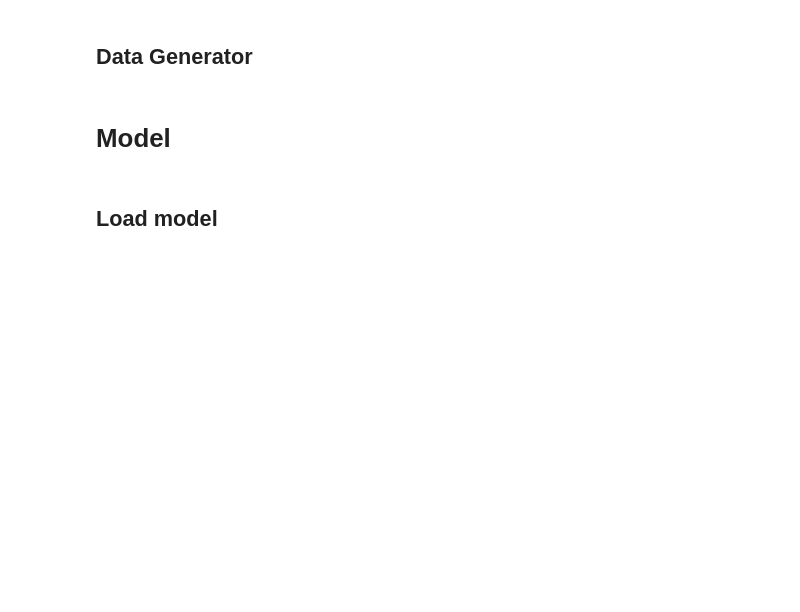
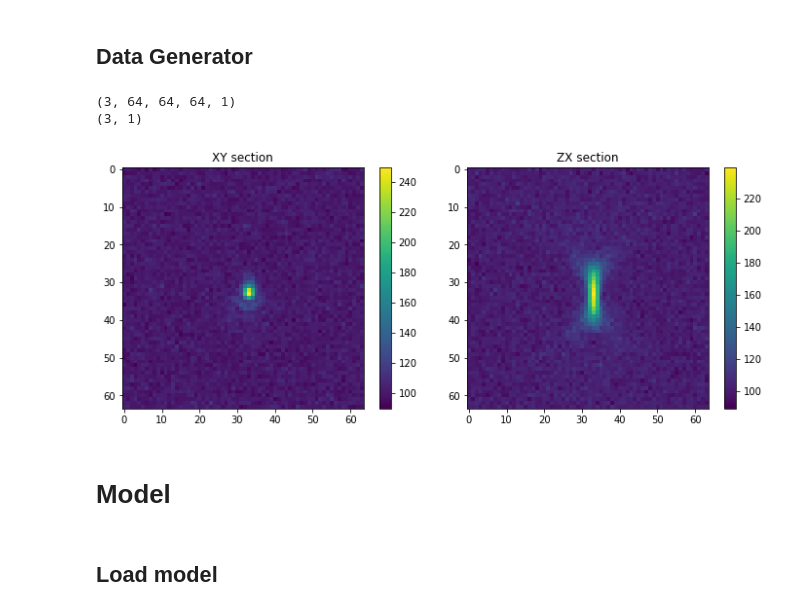
Before and after one commit to mpicbg-csbd/phasenet, a Jupyter notebook: notebooks/dev.ipynb, the cells around one changed output. Drawn from its saved outputs; the diff is of its cells as text; code cells hidden in the pictures; blank space fills up the shorter version.

Commit message:
Noise and phantoms

```diff
--- a/notebooks/dev.ipynb
+++ b/notebooks/dev.ipynb
@@ -64,17 +99,21 @@ None;
 # %% [markdown]
 ## Data Generator
 # %%
-data = M.Data({'vertical coma':.2}, batch_size=3, noise_params={'mean':(100,100),'sigma':(3,4),'snr':(1,5)})
+data = M.Data({'vertical coma':.1}, batch_size=3, noise_params = {'mean':100, 'sigma':3.5, 'snr':1.5}, phantom_name='sphere', phantom_params={'radius':0.1})
 psfs, amps = next(data.generator())
 
 print(psfs.shape)
 print(amps.shape)
 h1 = psfs[0,...,0]
 
 plt.figure(figsize=(10,4))
 plt.subplot(121); plt.imshow(h1[N//2]);   plt.title('XY section'); plt.colorbar()
 plt.subplot(122); plt.imshow(h1[:,N//2]); plt.title('ZX section'); plt.colorbar()
 plt.tight_layout();
+# %% [output]
+(3, 64, 64, 64, 1)
+(3, 1)
+[figure, added]
 # %% [markdown]
 # Model
 # %%
```
Also changed, not shown: parts of 7 cells of this notebook.
